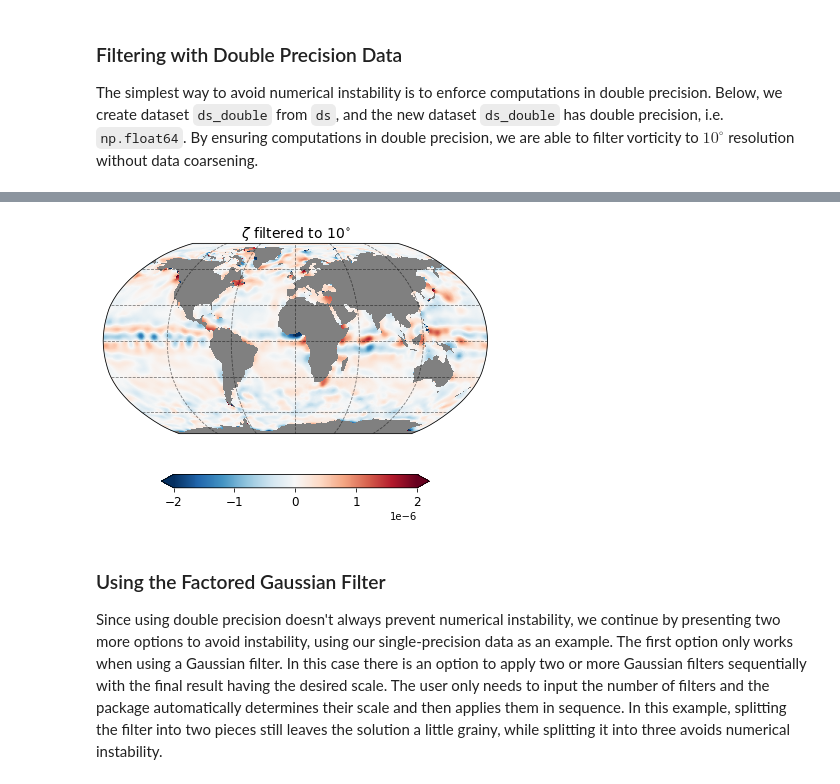
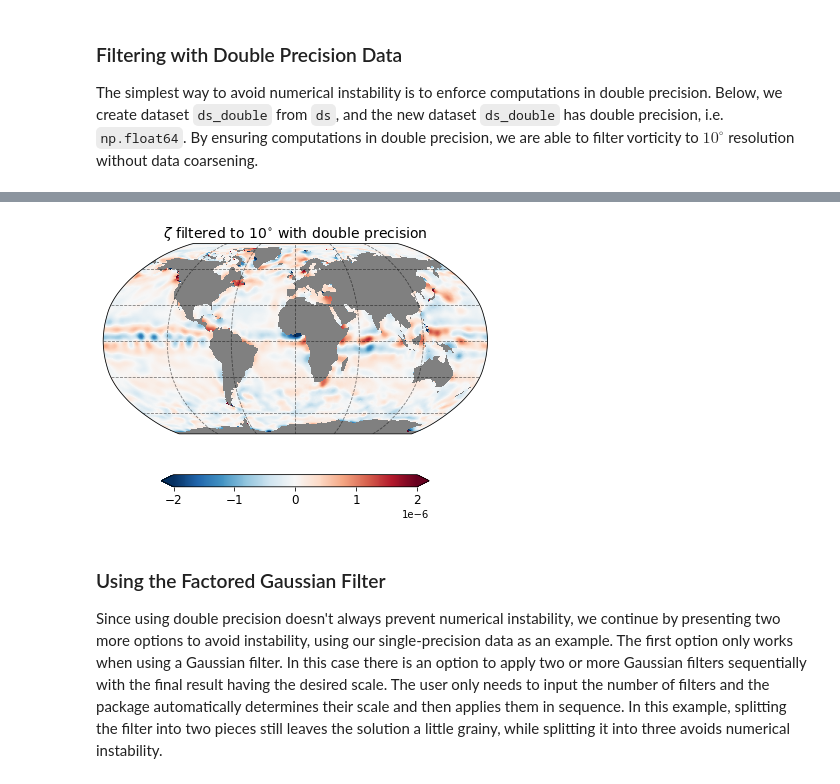
Before and after one commit to ocean-eddy-cpt/gcm-filters, a Jupyter notebook: docs/examples/example_numerical_instability.ipynb, the cells around one changed output, grey strips where cells are left out. Saved outputs shown, nothing was run; the diff lists cells and outputs as text; code cells hidden in the pictures.

```diff
--- a/docs/examples/example_numerical_instability.ipynb
+++ b/docs/examples/example_numerical_instability.ipynb
@@ -150,5 +150,5 @@ fig = plt.figure(figsize=[8,5])
 tmp = zeta_10Deg_double.assign_coords({'geolat_c': ds['geolat_c'], 'geolon_c': ds['geolon_c']})
 ax = fig.add_subplot(grid1[0, 0], projection=ccrs.Robinson(),facecolor='grey')
 _ = plot_map(ax, tmp, vmin=-max_z, vmax=max_z,
-                   lon='geolon_c', lat='geolat_c', cmap='RdBu_r', title=r'$\zeta$ filtered to $10^{\circ}$')
+                   lon='geolon_c', lat='geolat_c', cmap='RdBu_r', title=r'$\zeta$ filtered to $10^{\circ}$ with double precision')
 # %% [output]
@@ -157,4 +157,4 @@ Wall time: 8.88 s
-[figure, old version]
+[figure, new version]
 # %% [markdown]
 ### Using the Factored Gaussian Filter
 
```
Also changed, not shown: parts of 16 cells of this notebook.
